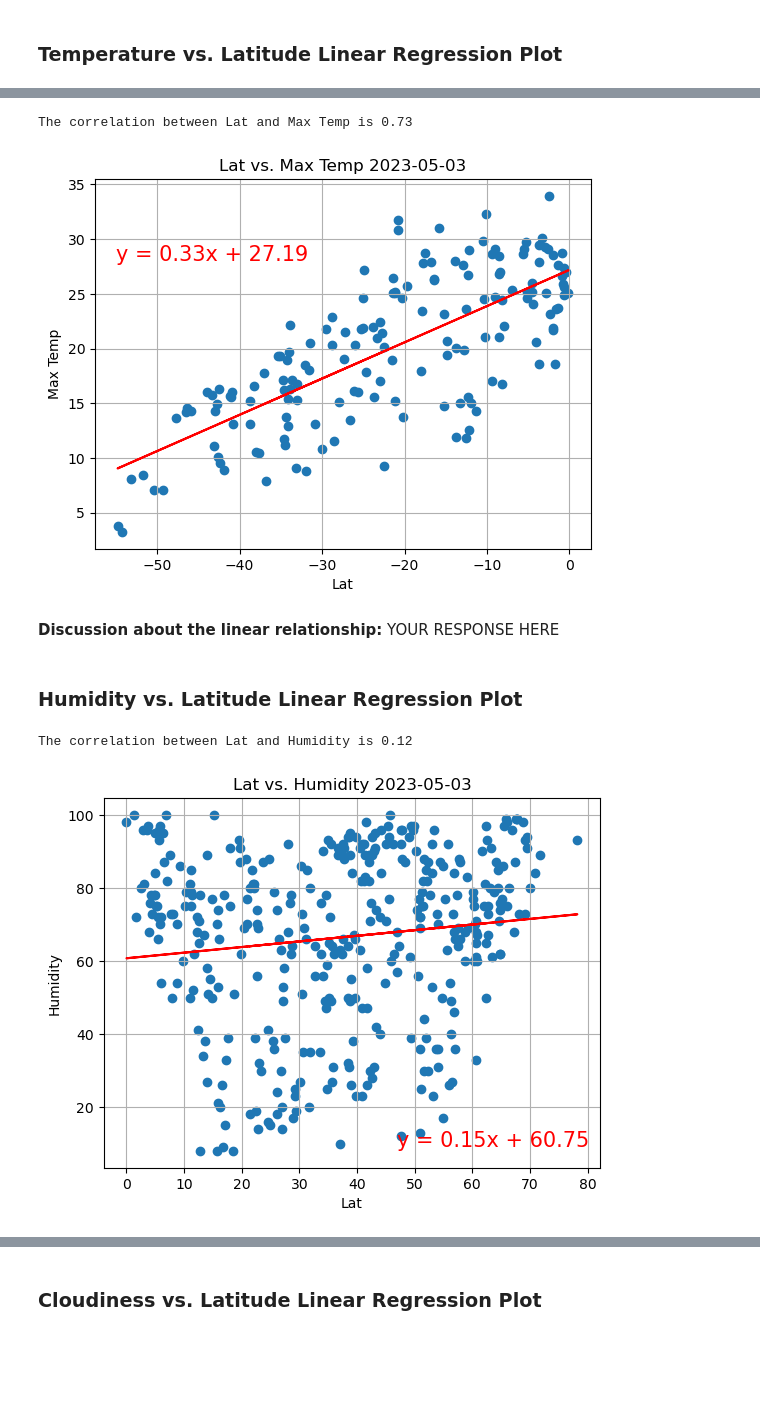
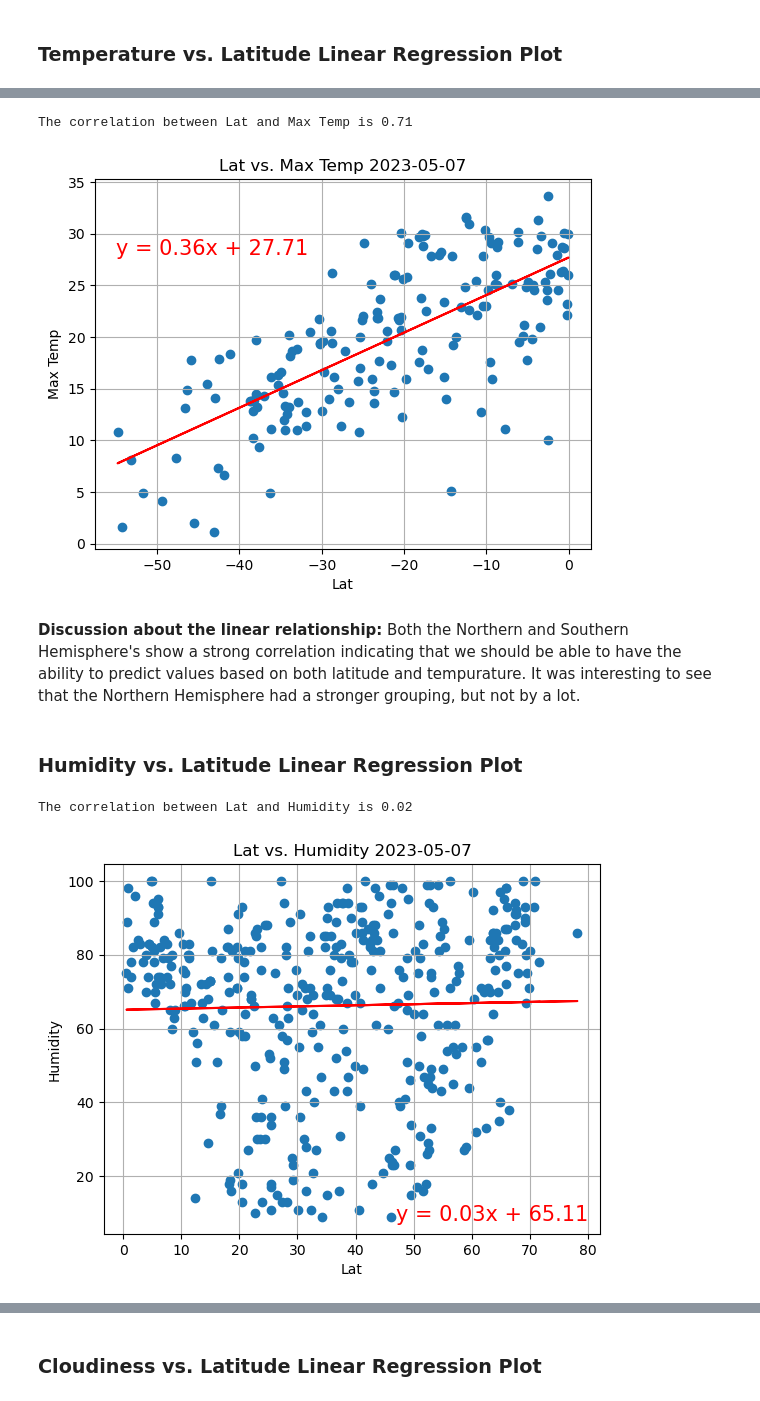
Before and after one commit to azbennett/python-api-challenge, a Jupyter notebook: WeatherPy/WeatherPy.ipynb, the cells around one changed output, grey strips where cells are left out. Cells and saved outputs as stored; diff of their text form; code cells hidden in the pictures; blank space fills up the shorter version.

```diff
--- a/WeatherPy/WeatherPy.ipynb
+++ b/WeatherPy/WeatherPy.ipynb
@@ -301,12 +306,14 @@ def create_linear_reg(x,y,a,b):
 
     print('The correlation between ' + x.name + ' and ' + y.name + ' is {:0.2f}'.format(y.corr(x)))
 
+    date_val = datetime.date(datetime.now())
+
     plt.scatter(x, y)
     plt.plot(x,regress_values,"r-")
     plt.annotate(line_eq,(a,b),fontsize=15,color="red")
     plt.xlabel(x.name)
     plt.ylabel(y.name)
-    plt.title(f"{x.name} vs. {y.name} 2023-05-03")
+    plt.title(f"{x.name} vs. {y.name} {date_val}")
     plt.grid()
     plt.show()
 # %%
@@ -349,18 +356,18 @@ The correlation between Lat and Max Temp is -0.87
 # Linear regression on Southern Hemisphere
 create_linear_reg(southern_hemi_df['Lat'], southern_hemi_df['Max Temp'],-55,28)
 # %% [output]
-The correlation between Lat and Max Temp is 0.73
+The correlation between Lat and Max Temp is 0.71
-[figure, old version]
+[figure, new version]
-# %% [markdown]
-**Discussion about the linear relationship:** YOUR RESPONSE HERE
+# %% [markdown]
+**Discussion about the linear relationship:** Both the Northern and Southern Hemisphere's show a strong correlation indicating that we should be able to have the ability to predict values based on both latitude and tempurature.  It was interesting to see that the Northern Hemisphere had a stronger grouping, but not by a lot.
 # %% [markdown]
 ### Humidity vs. Latitude Linear Regression Plot
 # %%
 # Northern Hemisphere
-create_linear_reg(northern_hemi_df['Lat'], northern_hemi_df['Humidity'],47,9)
+create_linear_reg(northern_hemi_df['Lat'], northern_hemi_df['Humidity'],47,8)
 # %% [output]
-The correlation between Lat and Humidity is 0.12
+The correlation between Lat and Humidity is 0.02
-[figure, old version]
+[figure, new version]
 # %%
 # Southern Hemisphere
 create_linear_reg(southern_hemi_df['Lat'], southern_hemi_df['Humidity'],-57,28)
```
Also changed, not shown: parts of 24 cells of this notebook, 2 other files.
